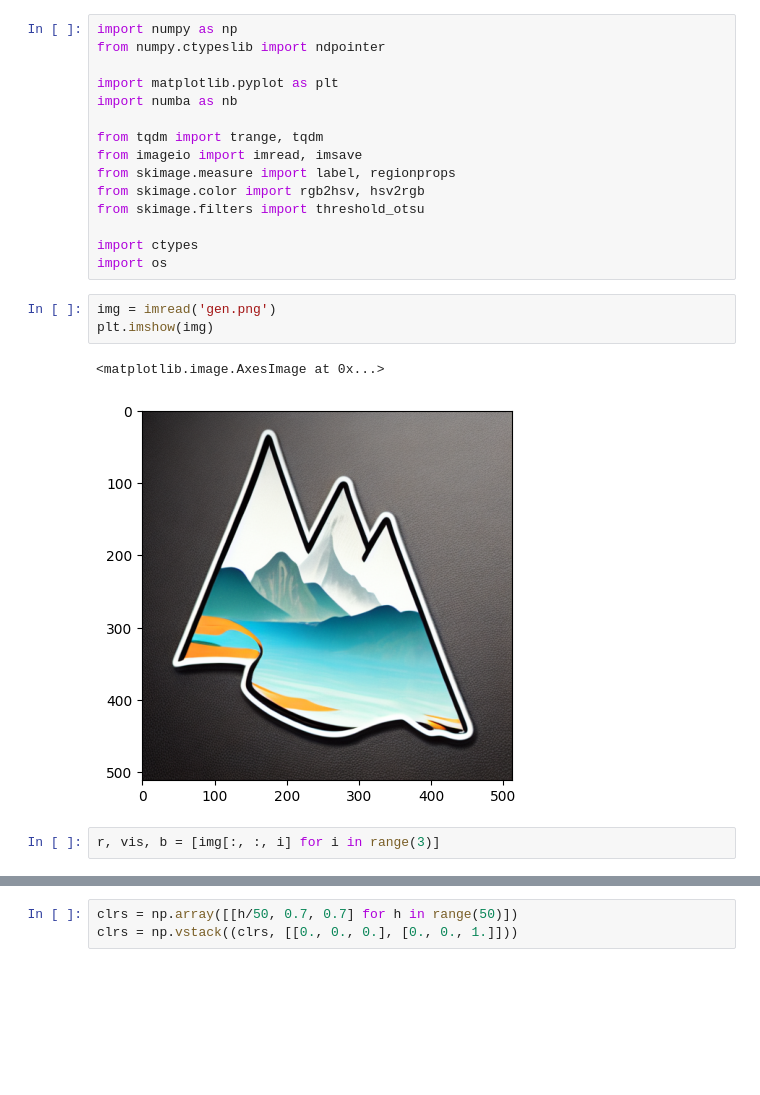
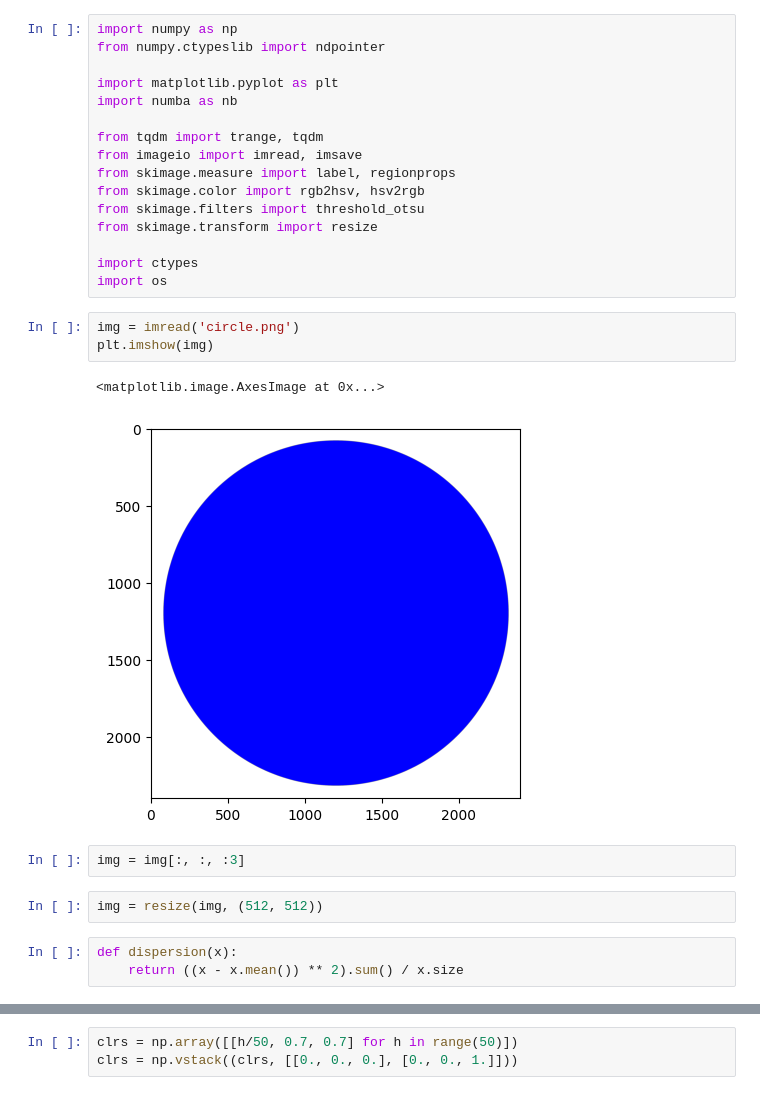
Before and after one commit to olegg366/Artist, a Jupyter notebook: convert.ipynb, the cells around one changed output, grey strips where cells are left out. Cells and saved outputs as stored; diff of their text form; blank space fills up the shorter version.

```diff
--- a/convert.ipynb
+++ b/convert.ipynb
@@ -10,14 +10,20 @@ from imageio import imread, imsave
 from skimage.measure import label, regionprops
 from skimage.color import rgb2hsv, hsv2rgb
 from skimage.filters import threshold_otsu
+from skimage.transform import resize
 
 import ctypes
 import os
 # %%
-img = imread('gen.png')
+img = imread('circle.png')
 plt.imshow(img)
 # %% [output]
 <matplotlib.image.AxesImage at 0x...>
-[figure, old version]
+[figure, new version]
-# %%
-r, vis, b = [img[:, :, i] for i in range(3)]
+# %%
+img = img[:, :, :3]
+# %%
+img = resize(img, (512, 512))
+# %%
+def dispersion(x):
+    return ((x - x.mean()) ** 2).sum() / x.size
```
Also changed, not shown: parts of 9 cells of this notebook, 8 other files.
